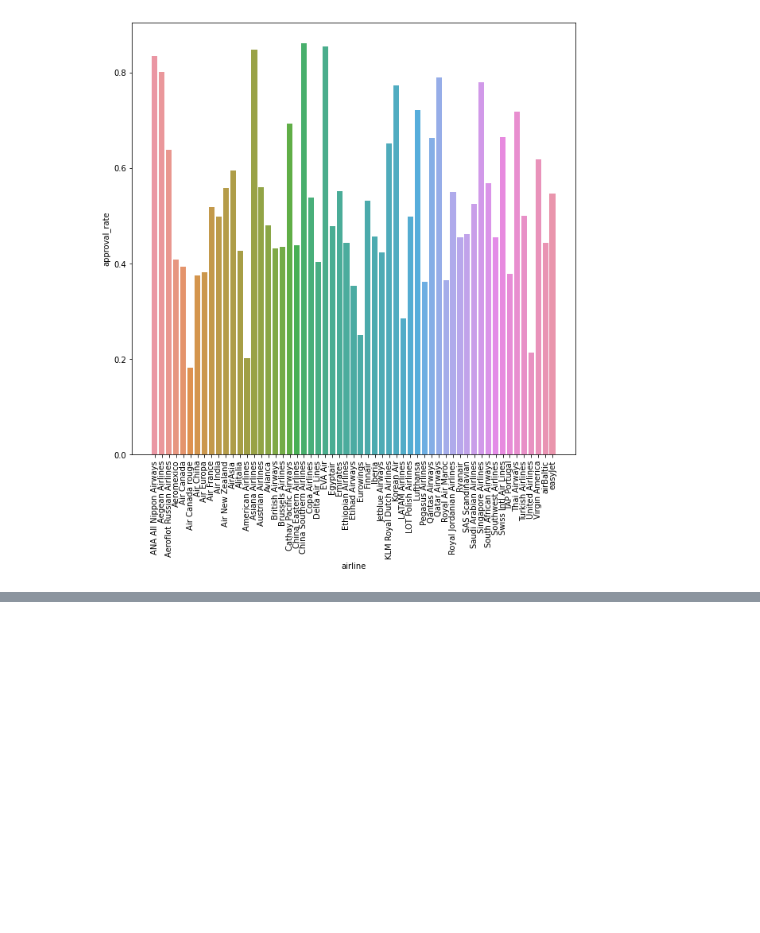
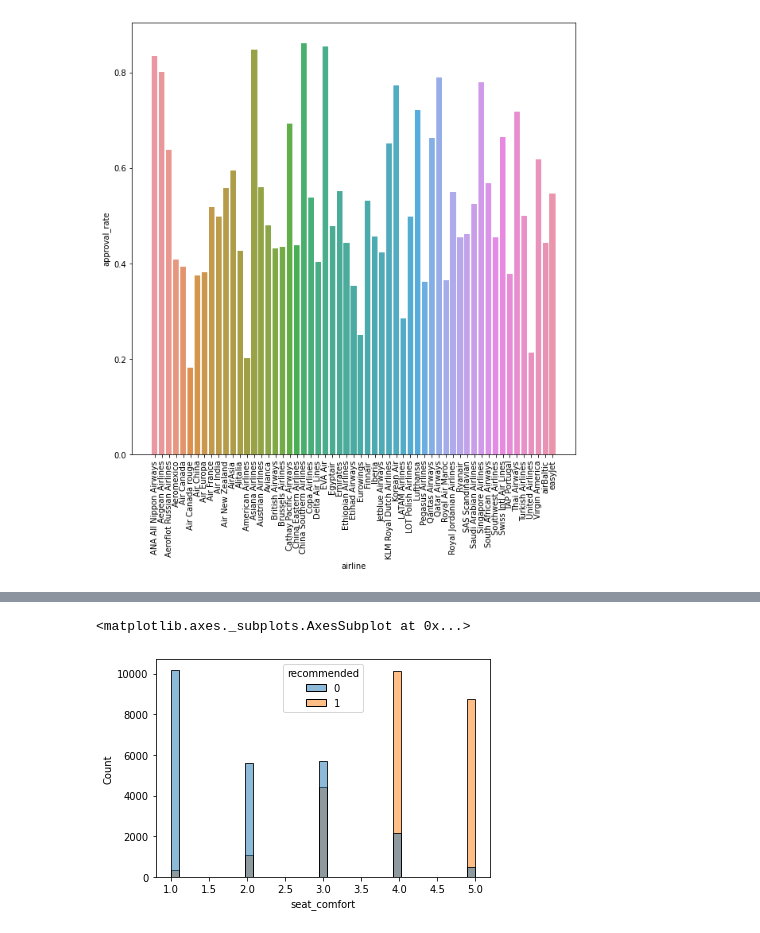
Before and after one commit to ydv1412/airline_review_classification, a Jupyter notebook: airline_review_classification.ipynb, the cells around one changed output, grey strips where cells are left out. Drawn from its saved outputs; the diff is of its cells as text; code cells hidden in the pictures; blank space fills up the shorter version.

```diff
--- a/airline_review_classification.ipynb
+++ b/airline_review_classification.ipynb
@@ -133,0 +183,5 @@ plt.plot()
+# %%
+sns.histplot(data = df , x = 'seat_comfort' , hue = 'recommended')
+# %% [output]
+<matplotlib.axes._subplots.AxesSubplot at 0x...>
+[figure, added]
```
Also changed, not shown: parts of 41 cells of this notebook.
